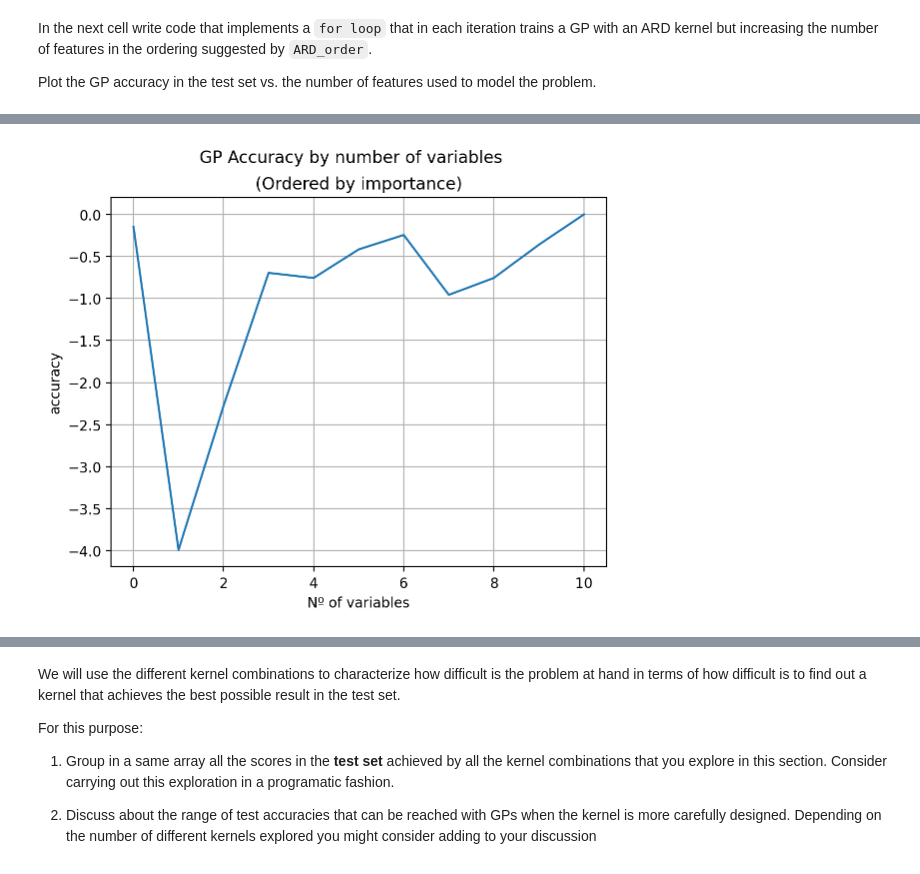
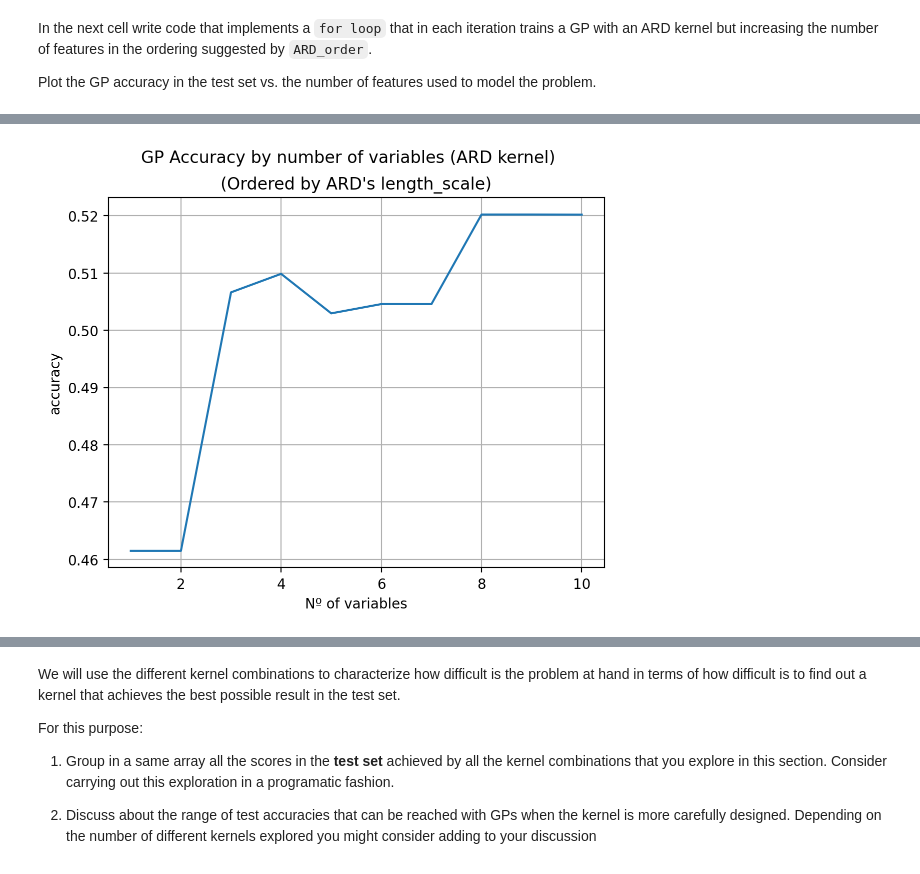
Before and after one commit to Yoquec/MLII-GaussianProcesses, a Jupyter notebook: lab_GP_2022_students.ipynb, the cells around one changed output, grey strips where cells are left out. Drawn from its saved outputs; the diff is of its cells as text; code cells hidden in the pictures.

```diff
--- a/lab_GP_2022_students.ipynb
+++ b/lab_GP_2022_students.ipynb
@@ -456,10 +456,10 @@ In order to use an anisotropic kernel, the length_scale value of the parameters
 from sklearn.linear_model import ARDRegression
 
 # define ARD kernel
-kernel_2 = RBF(
+kernel_2 = 1.0 * RBF(
     length_scale = np.ones(10)*1.5,
     length_scale_bounds=(1e-2, 1e5),
-    )
+    ) + WhiteKernel()
 
 # instantiate the GP
 gpr_2 = GaussianProcessRegressor(
@@ -494,9 +494,15 @@ In fact here we can see that columns 2 and 9 have the lower values, meaning they
 
 Now let's put them in order:
 # %%
-#WE GET THE FEATURES IN ORDER
-weights = gpr_2.kernel_.get_params()["length_scale"].tolist()
+# WE GET THE FEATURES IN ORDER
+weights = gpr_2.kernel_.get_params()["k1__k2__length_scale"].tolist()
 s_weights = np.sort(weights)
-ARD_order = {feature_names[np.where(weights == w)][0]:w for w in s_weights}
-print(ARD_order)
+ARD_order = {feature_names[np.where(weights == w)][0]: w for w in s_weights}
+
+# Print the length scale of the variables
+print("Lenght scale of every variable:")
+print("\n".join(
+    [f"{tuple(ARD_order.keys())[i]}:\t{tuple(ARD_order.values())[i]}"
+     for i in range(len(weights))]
+))
 # %% [output]
@@ -505,3 +521,9 @@ print(ARD_order)
 In the next cell write code that implements a `for loop` that in each iteration trains a GP with an ARD kernel but increasing the number of features in the ordering suggested by `ARD_order`.
 
 Plot the GP accuracy in the test set vs. the number of features used to model the problem.
+# %%
+# Create a list with the feature indeces ordered by length scale
+list_features_ard=[int(np.where(weights == w)[0])\
+    for w in s_weights]
+
+print(f"{list_features_ard=}")
@@ -587,21 +589,13 @@ OPTIMIZED KERNEL: RBF(length_scale=[7.77, 0.727, 3.41, 12.3, 18.8, 3.49e+03, 15.
 ----------------------------------------------------------------------
 # %%
-plt.plot(np.sort(columns_used), scores)
-plt.suptitle("GP Accuracy by number of variables")
-plt.title("(Ordered by importance)")
+plt.plot(columns_used, scores)
+plt.suptitle("GP Accuracy by number of variables (ARD kernel)")
+plt.title("(Ordered by ARD's length_scale)")
 plt.ylabel('accuracy')
 plt.xlabel('Nº of variables')
 plt.grid()
-
-# print(scores)
-# print(columns_used)
-
-# plt.plot(np.array(columns_used), np.array(scores))
-# plt.ylabel('accuracy')
-# plt.xlabel('columns')
-# plt.grid()
 # %% [output]
-[figure, old version]
+[figure, new version]
 # %% [markdown]
 ### Your comments:
 
```
Also changed, not shown: parts of 17 cells of this notebook.
